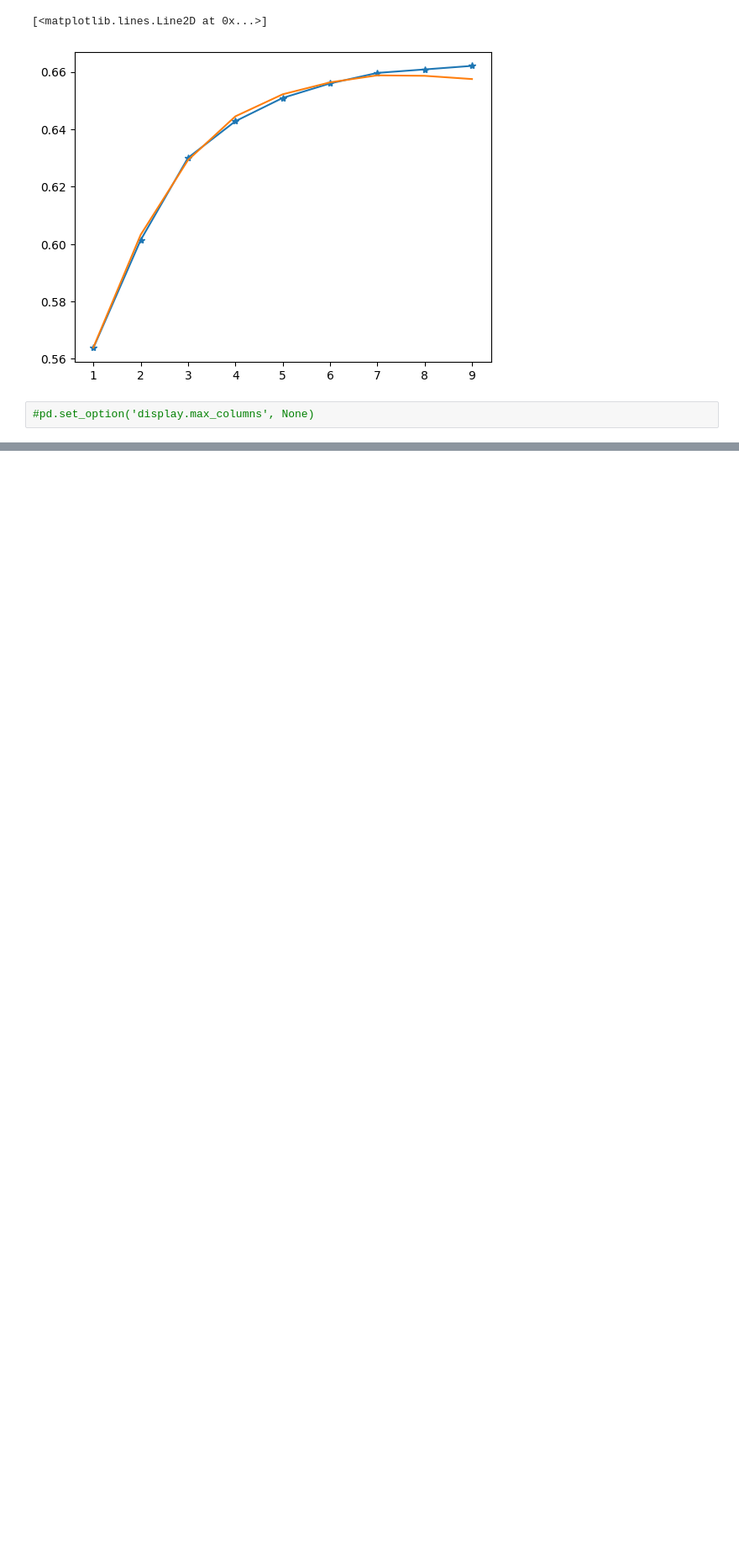
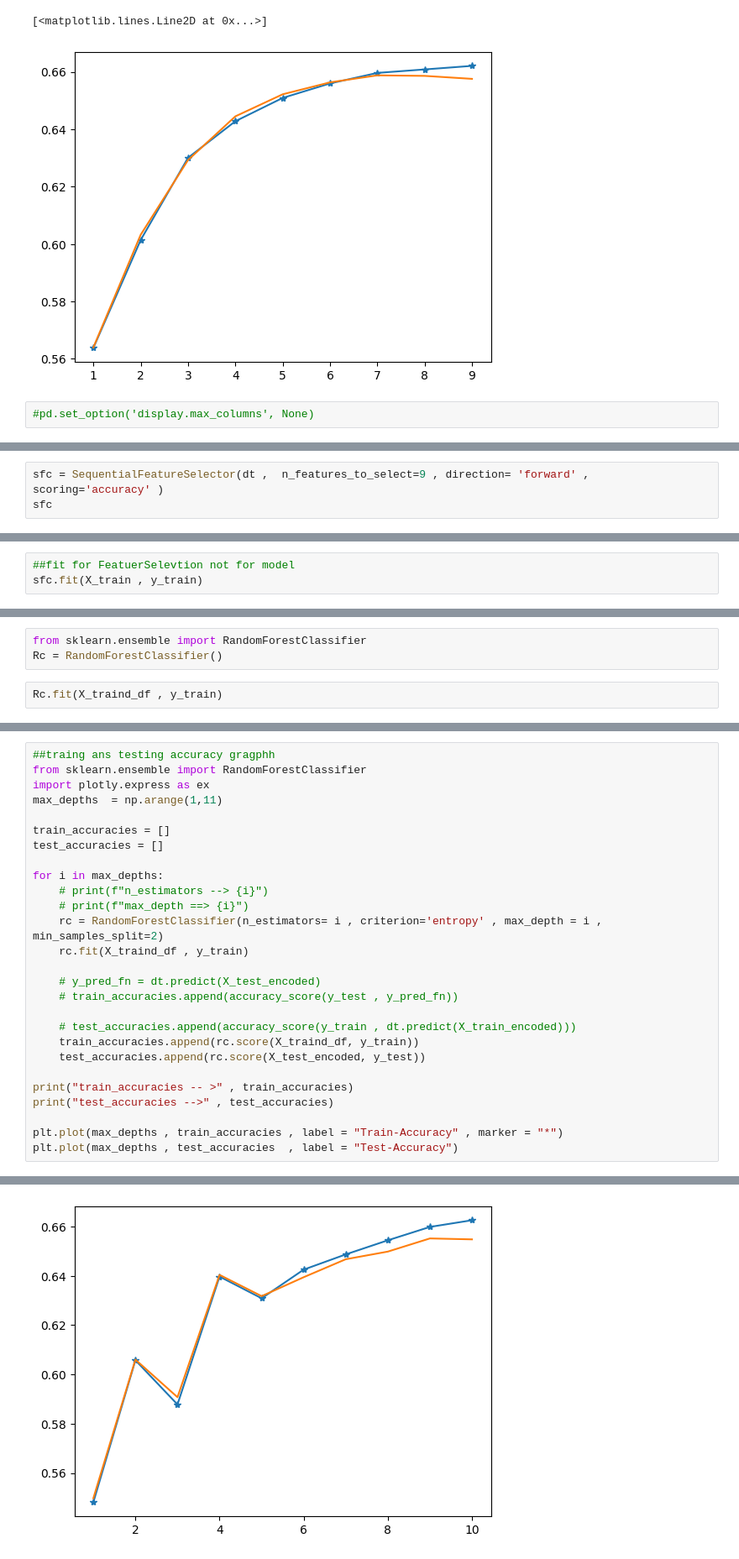
Before and after one commit to deepkothari12/Cancer_Prediction, a Jupyter notebook: main.ipynb, the cells around one changed output, grey strips where cells are left out. Shown at 84% size. Drawn from its saved outputs; the diff is of its cells as text; blank space fills up the shorter version.

```diff
--- a/main.ipynb
+++ b/main.ipynb
@@ -766,0 +816,3 @@ array(['High'], dtype=object)
+# %%
+sfc = SequentialFeatureSelector(dt ,  n_features_to_select=9 , direction= 'forward' , scoring='accuracy' )
+sfc
@@ -766,0 +835,3 @@ array(['High'], dtype=object)
+# %%
+##fit for FeatuerSelevtion not for model
+sfc.fit(X_train , y_train)
@@ -766,0 +932,5 @@ array(['High'], dtype=object)
+# %%
+from sklearn.ensemble import RandomForestClassifier
+Rc = RandomForestClassifier()
+# %%
+Rc.fit(X_traind_df , y_train)
@@ -766,0 +950,28 @@ array(['High'], dtype=object)
+# %%
+##traing ans testing accuracy gragphh
+from sklearn.ensemble import RandomForestClassifier
+import plotly.express as ex
+max_depths  = np.arange(1,11)
+
+train_accuracies = []
+test_accuracies = []
+
+for i in max_depths:
+    # print(f"n_estimators --> {i}")
+    # print(f"max_depth ==> {i}")
+    rc = RandomForestClassifier(n_estimators= i , criterion='entropy' , max_depth = i , min_samples_split=2)
+    rc.fit(X_traind_df , y_train)
+
+    # y_pred_fn = dt.predict(X_test_encoded)
+    # train_accuracies.append(accuracy_score(y_test , y_pred_fn))
+
+    # test_accuracies.append(accuracy_score(y_train , dt.predict(X_train_encoded)))
+    train_accuracies.append(rc.score(X_traind_df, y_train))
+    test_accuracies.append(rc.score(X_test_encoded, y_test))
+
+print("train_accuracies -- >" , train_accuracies)
+print("test_accuracies -->" , test_accuracies)
+
+plt.plot(max_depths , train_accuracies , label = "Train-Accuracy" , marker = "*")
+plt.plot(max_depths , test_accuracies  , label = "Test-Accuracy")
+# %% [output]
@@ -766,0 +999 @@ array(['High'], dtype=object)
+[figure, added]
```
Also changed, not shown: parts of 40 cells of this notebook, 5 other files.
